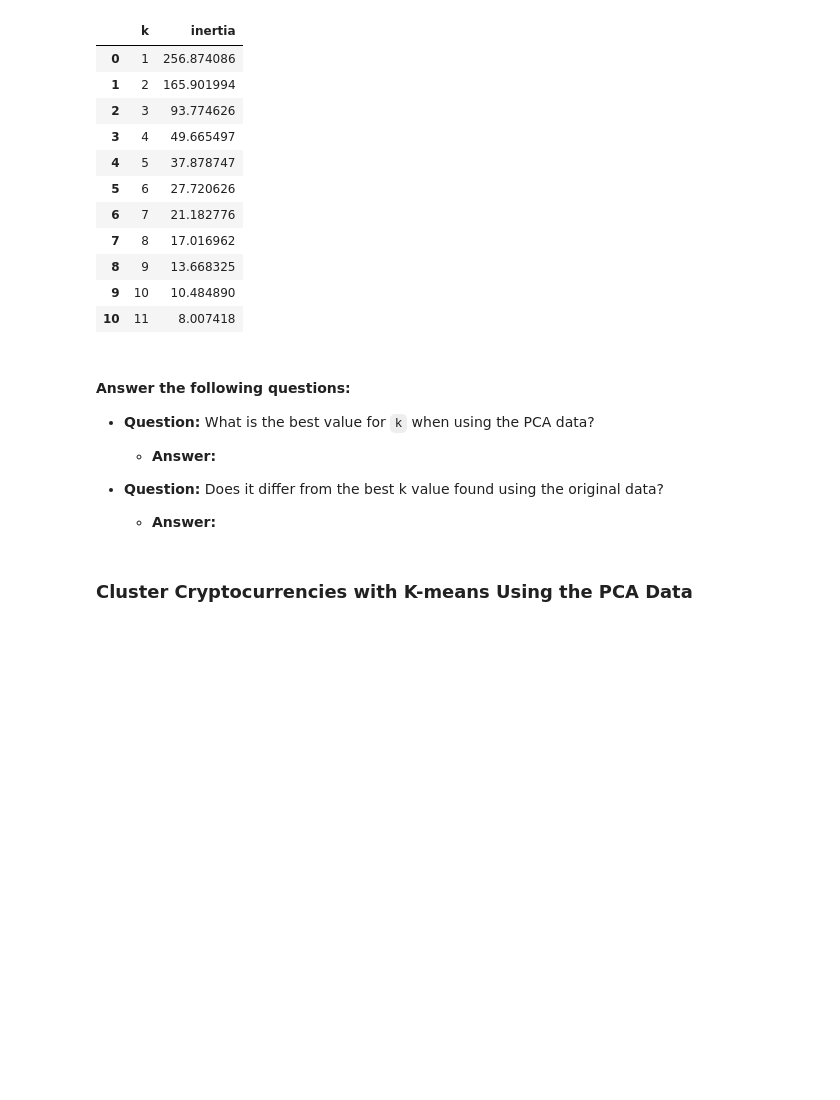
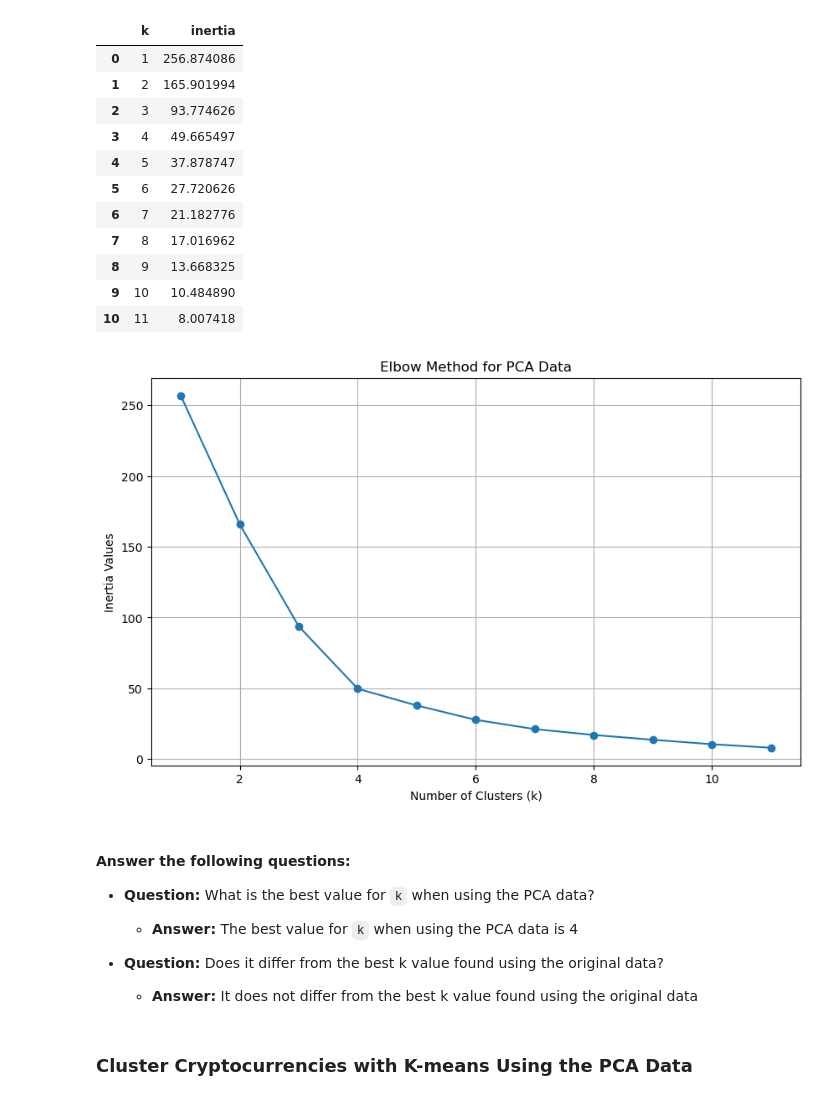
Before and after one commit to jdanielle12/CryptoClustering, a Jupyter notebook: Crypto_Clustering.ipynb, the cells around one changed output. Drawn from its saved outputs; the diff is of its cells as text; code cells hidden in the pictures; blank space fills up the shorter version.

```diff
--- a/Crypto_Clustering.ipynb
+++ b/Crypto_Clustering.ipynb
@@ -282,16 +282,26 @@ display(elbow_df_pca)
 # %%
 # Plot a line chart with all the inertia values computed with
 # the different values of k to visually identify the optimal value for k.
+plt.figure(figsize=(10, 6))
+plt.plot(elbow_data_pca['k'], elbow_data_pca['inertia'], marker='o', linestyle='-')
+plt.xlabel('Number of Clusters (k)')
+plt.ylabel('Inertia Values')
+plt.title('Elbow Method for PCA Data')
+plt.grid(True)
+plt.show()
+# %% [output]
+[figure, added]
 # %% [markdown]
 #### Answer the following questions:
 * **Question:** What is the best value for `k` when using the PCA data?
 
   * **Answer:**
-
+The best value for `k` when using the PCA data is 4
 
 * **Question:** Does it differ from the best k value found using the original data?
 
   * **Answer:**
+It does not differ from the best k value found using the original data
 # %% [markdown]
 ### Cluster Cryptocurrencies with K-means Using the PCA Data
 # %%
```
